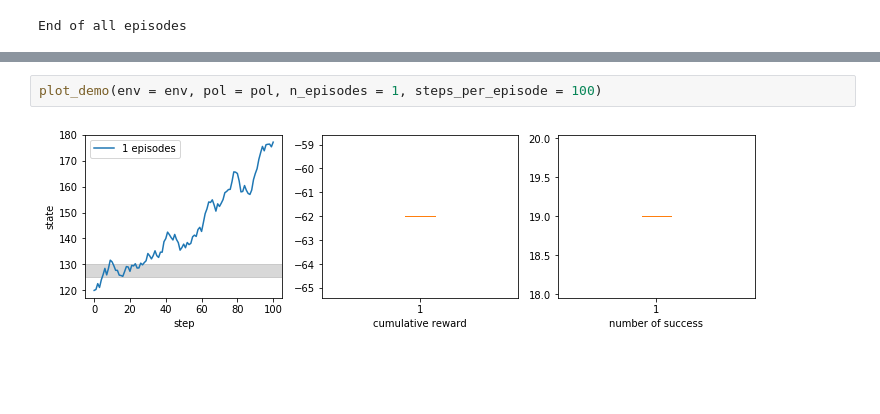
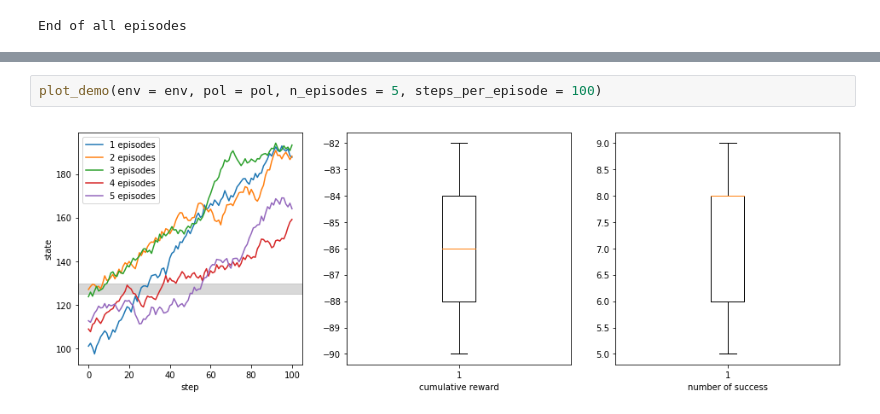
Before and after one commit to utaka233/reinforcement_learning_sugakubunka, a Jupyter notebook: note1_random_policy.ipynb, the cells around one changed output, grey strips where cells are left out. Saved outputs shown, nothing was run; the diff lists cells and outputs as text; blank space fills up the shorter version.

```diff
--- a/note1_random_policy.ipynb
+++ b/note1_random_policy.ipynb
@@ -87,4 +87,4 @@ plt.show()
 # %%
-plot_demo(env = env, pol = pol, n_episodes = 1, steps_per_episode = 100)
+plot_demo(env = env, pol = pol, n_episodes = 5, steps_per_episode = 100)
 # %% [output]
-[figure, old version]
+[figure, new version]
```
Also changed, not shown: parts of 2 cells of this notebook, 5 other files.
